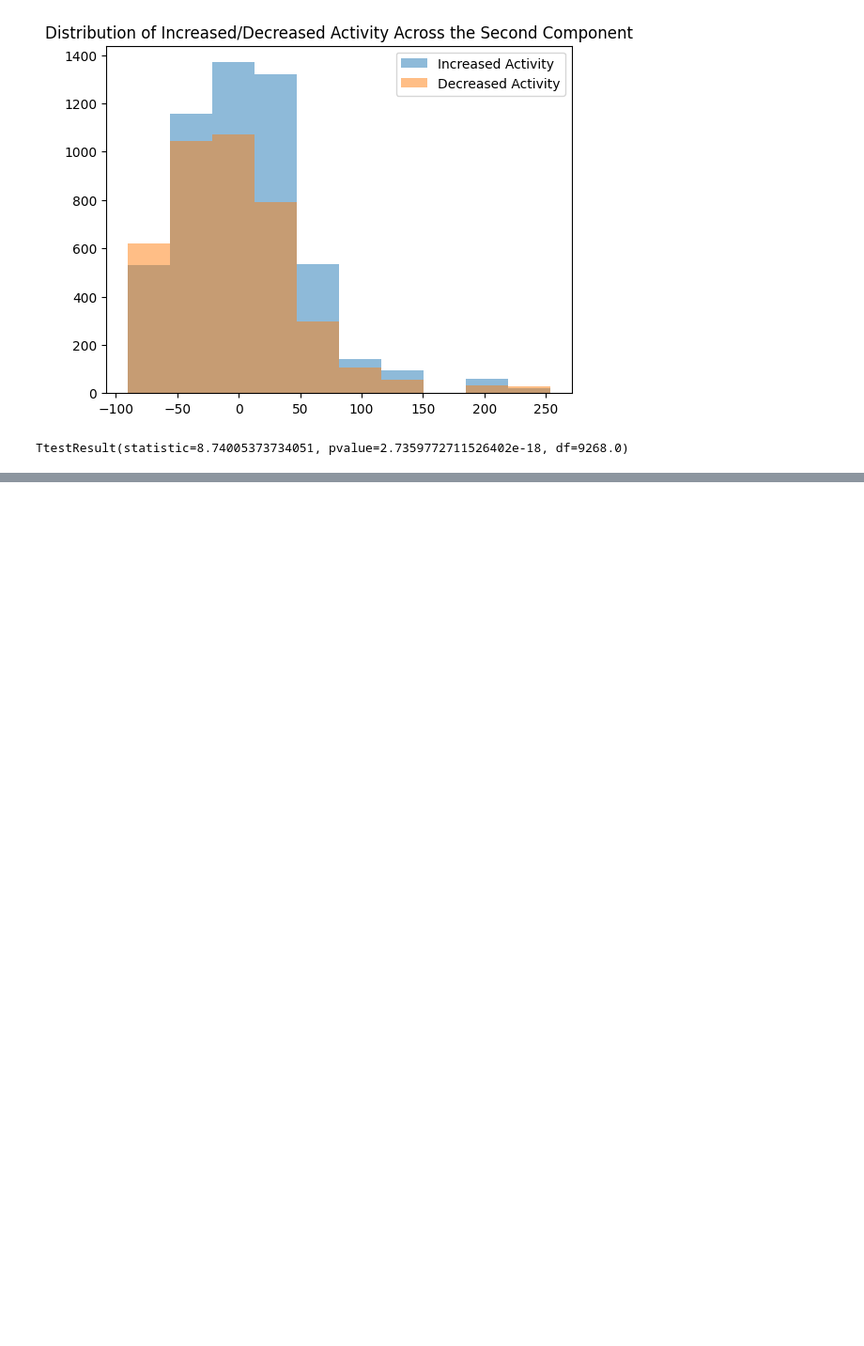
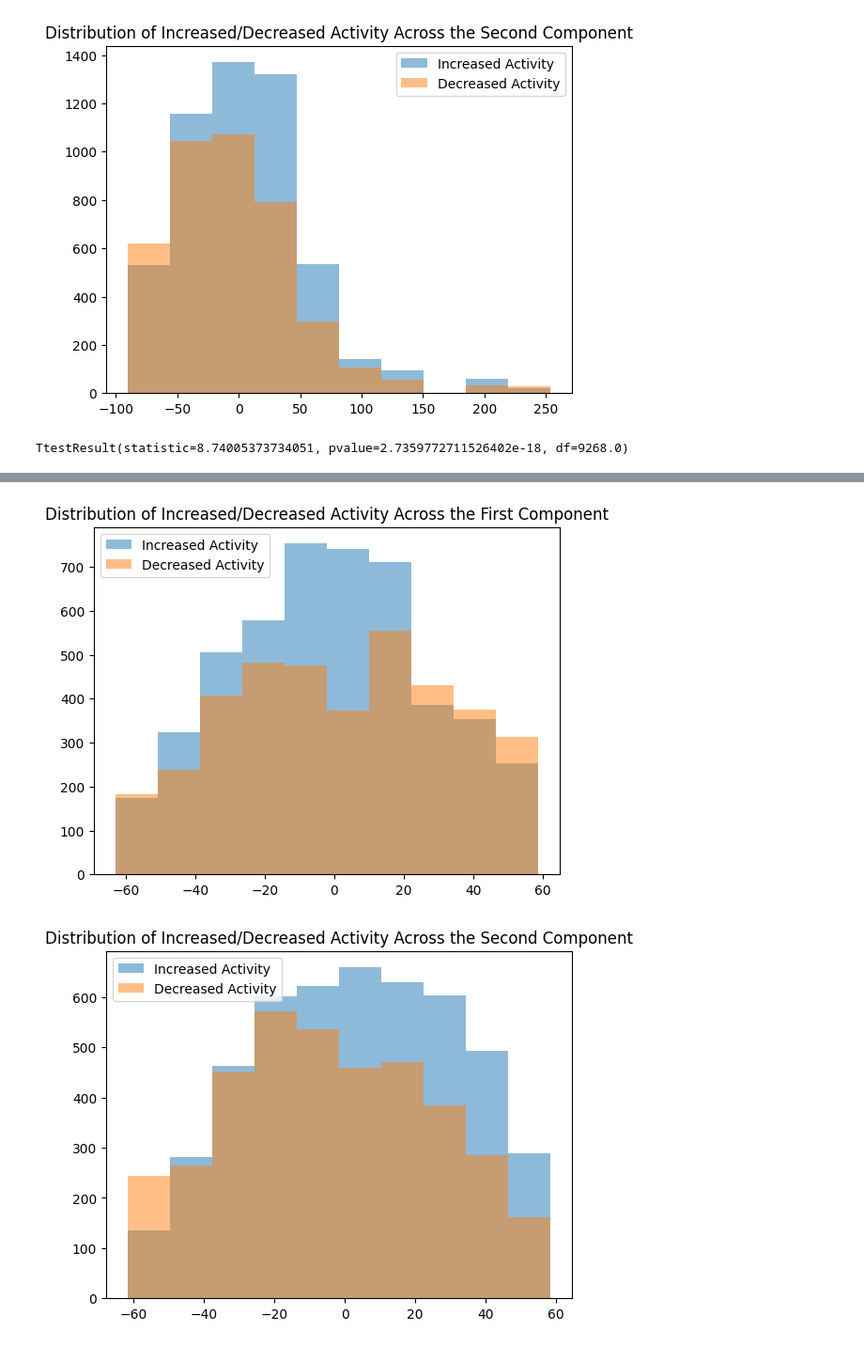
Before and after one commit to anly501/dsan-5000-project-corwindark, a Jupyter notebook: dsan-website/5000-website/dimreduction/dimreduction.ipynb, the cells around one changed output, grey strips where cells are left out. Shown at 94% size. Cells and saved outputs as stored; diff of their text form; code cells hidden in the pictures; blank space fills up the shorter version.

```diff
--- a/dsan-website/5000-website/dimreduction/dimreduction.ipynb
+++ b/dsan-website/5000-website/dimreduction/dimreduction.ipynb
@@ -196,0 +186,35 @@ As seen above, the PCA method does not produce principle components which are ve
+# %%
+increaseActivity = (xsave['deltaActivity'] > 0)
+increaseActivity.head()
+
+increaseActivity = increaseActivity[0:X_tsne.shape[0]]
+#plt.hist(xpca[:,0], hue=increaseActivity)
+#plt.show()
+
+
+plt.hist(X_tsne[increaseActivity,0],
+         alpha=0.5, # the transaparency parameter
+         label='Increased Activity')
+
+plt.hist(X_tsne[~(increaseActivity),0],
+         alpha=0.5, # the transaparency parameter
+         label='Decreased Activity')
+plt.title("Distribution of Increased/Decreased Activity Across the First Component")
+plt.legend()
+plt.show()
+
+
+plt.hist(X_tsne[increaseActivity,1],
+         alpha=0.5, # the transaparency parameter
+         label='Increased Activity')
+
+plt.hist(X_tsne[~(increaseActivity),1],
+         alpha=0.5, # the transaparency parameter
+         label='Decreased Activity')
+
+plt.title("Distribution of Increased/Decreased Activity Across the Second Component")
+plt.legend()
+plt.show()
+# %% [output]
+[figure, added]
+[figure, added]
```
Also changed, not shown: parts of 8 cells of this notebook, 16 other files.
